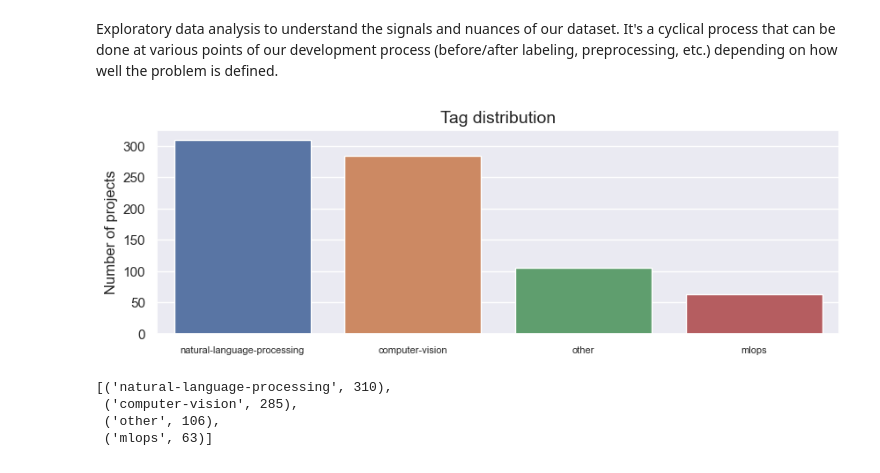
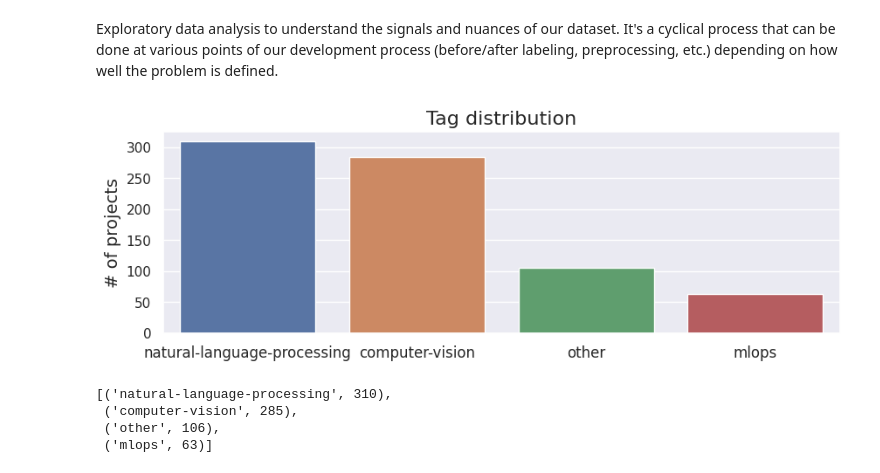
Before and after one commit to anyscale/Made-With-ML, a Jupyter notebook: notebooks/madewithml.ipynb, the cells around one changed output. Saved outputs shown, nothing was run; the diff lists cells and outputs as text; code cells hidden in the pictures.

```diff
--- a/notebooks/madewithml.ipynb
+++ b/notebooks/madewithml.ipynb
@@ -132,15 +136,15 @@ from wordcloud import WordCloud, STOPWORDS
 # %%
 # Distribution of tags
 all_tags = Counter(df.tag)
 tags, tag_counts = zip(*all_tags.most_common())
 plt.figure(figsize=(10, 3))
 ax = sns.barplot(x=list(tags), y=list(tag_counts))
-plt.title("Tag distribution", fontsize=14)
-ax.set_xticklabels(tags, rotation=0, fontsize=8)
-plt.ylabel("Number of projects", fontsize=12)
+ax.set_xticklabels(tags, rotation=0, fontsize=12)
+plt.title("Tag distribution", fontsize=16)
+plt.ylabel("# of projects", fontsize=14)
 plt.show()
 # %% [output]
-[figure, old version]
+[figure, new version]
 # %%
 # Most common tags
 all_tags.most_common()
```
Also changed, not shown: parts of 60 cells of this notebook, 12 other files.
